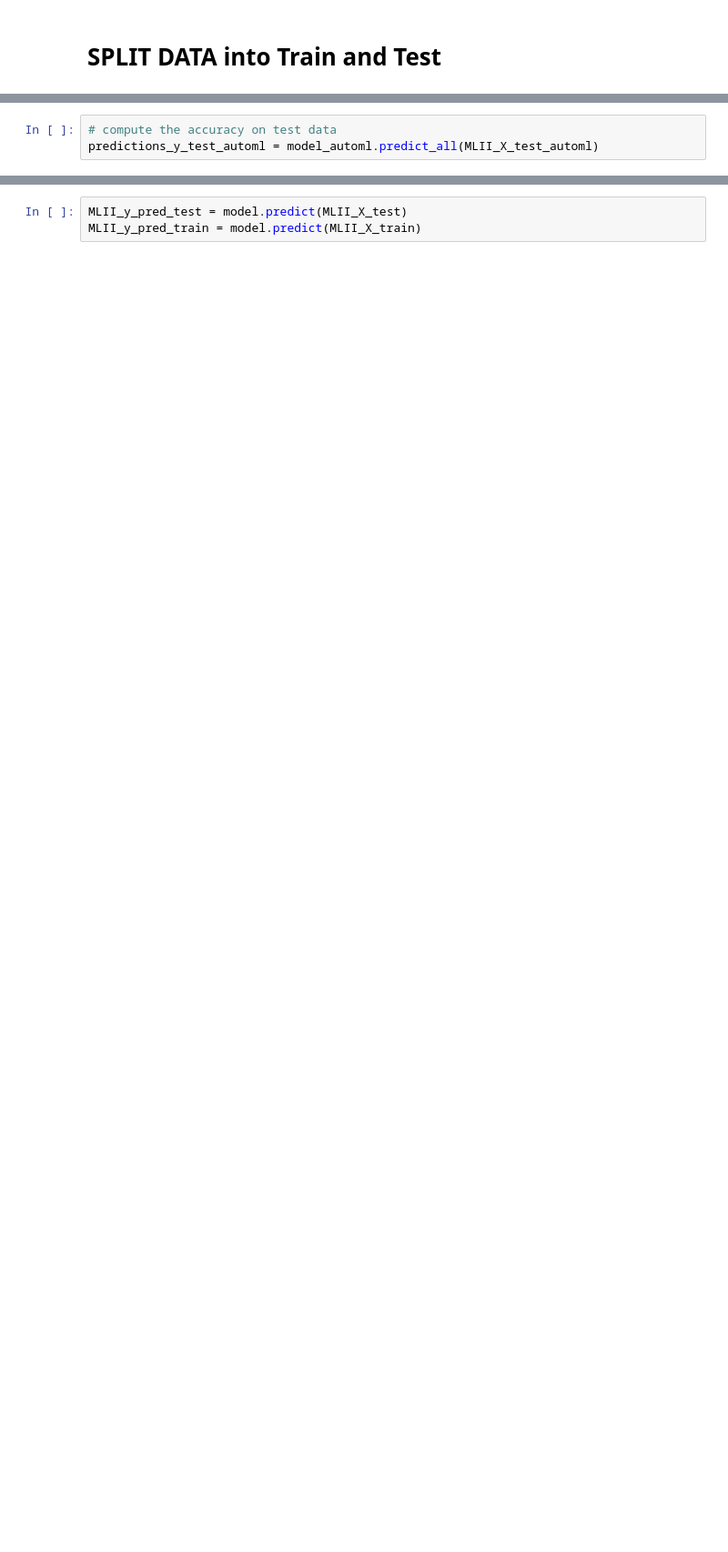
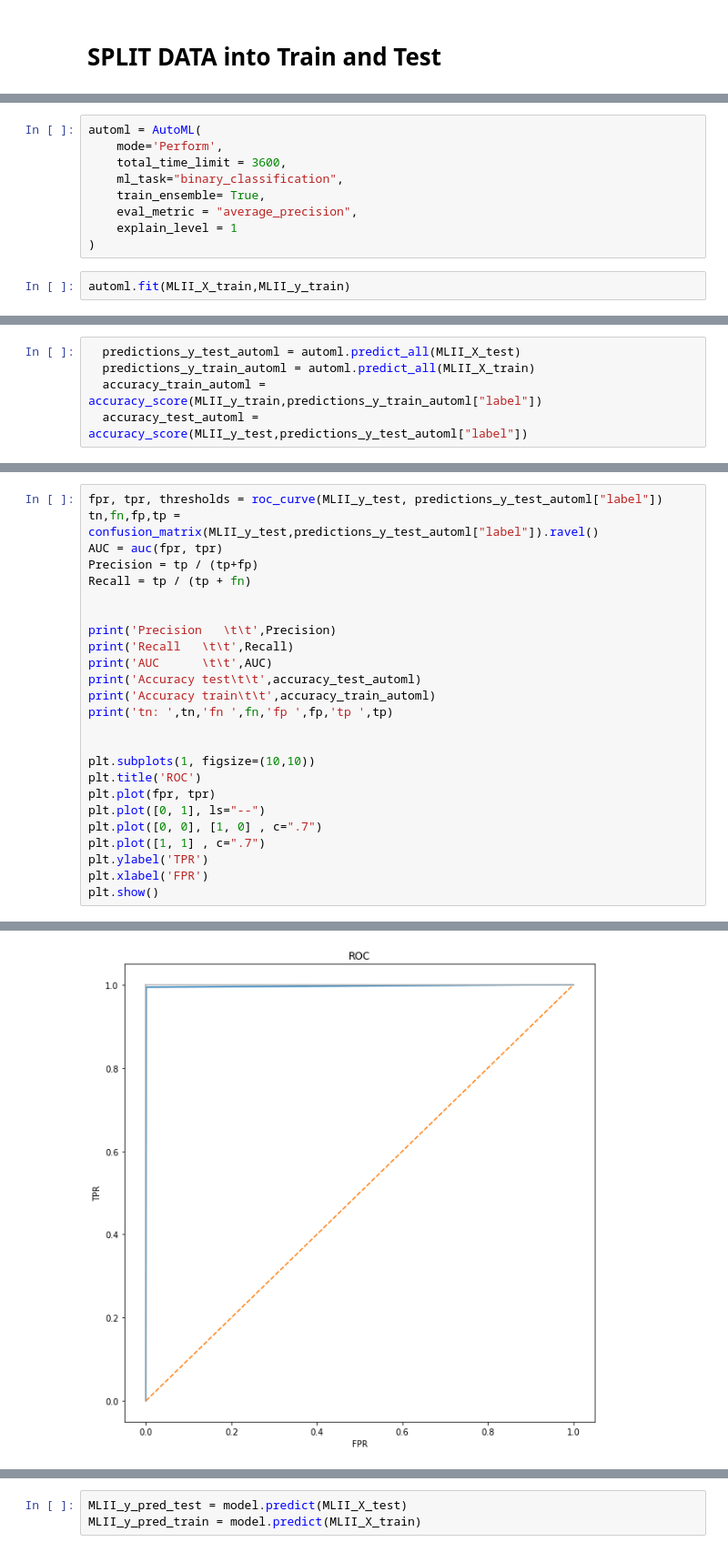
Before and after one commit to tudi72/ECG_classification_AutoML, a Jupyter notebook: 27_septembrie_ecg_demo.ipynb, the cells around one changed output, grey strips where cells are left out. Shown at 91% size. Saved outputs shown, nothing was run; the diff lists cells and outputs as text; blank space fills up the shorter version.

```diff
--- a/27_septembrie_ecg_demo.ipynb
+++ b/27_septembrie_ecg_demo.ipynb
@@ -158,3 +81,0 @@ from sklearn.metrics import accuracy_score,confusion_matrix,mean_squared_error
-# %%
-# compute the accuracy on test data
-predictions_y_test_automl = model_automl.predict_all(MLII_X_test_automl)
@@ -179,0 +82,11 @@ Test MSE: 0.36147654338498636
+# %%
+automl = AutoML(
+    mode='Perform',
+    total_time_limit = 3600,
+    ml_task="binary_classification",
+    train_ensemble= True,
+    eval_metric = "average_precision",
+    explain_level = 1
+)
+# %%
+automl.fit(MLII_X_train,MLII_y_train)
@@ -179,0 +121,5 @@ Test MSE: 0.36147654338498636
+# %%
+  predictions_y_test_automl = automl.predict_all(MLII_X_test)
+  predictions_y_train_automl = automl.predict_all(MLII_X_train)
+  accuracy_train_automl = accuracy_score(MLII_y_train,predictions_y_train_automl["label"])
+  accuracy_test_automl = accuracy_score(MLII_y_test,predictions_y_test_automl["label"])
@@ -179,0 +130,26 @@ Test MSE: 0.36147654338498636
+# %%
+fpr, tpr, thresholds = roc_curve(MLII_y_test, predictions_y_test_automl["label"])
+tn,fn,fp,tp = confusion_matrix(MLII_y_test,predictions_y_test_automl["label"]).ravel()
+AUC = auc(fpr, tpr)
+Precision = tp / (tp+fp)
+Recall = tp / (tp + fn)
+
+
+print('Precision   \t\t',Precision)
+print('Recall   \t\t',Recall)
+print('AUC      \t\t',AUC)
+print('Accuracy test\t\t',accuracy_test_automl)
+print('Accuracy train\t\t',accuracy_train_automl)
+print('tn: ',tn,'fn ',fn,'fp ',fp,'tp ',tp)
+
+
+plt.subplots(1, figsize=(10,10))
+plt.title('ROC')
+plt.plot(fpr, tpr)
+plt.plot([0, 1], ls="--")
+plt.plot([0, 0], [1, 0] , c=".7")
+plt.plot([1, 1] , c=".7")
+plt.ylabel('TPR')
+plt.xlabel('FPR')
+plt.show()
+# %% [output]
@@ -179,0 +162 @@ Test MSE: 0.36147654338498636
+[figure, added]
```
Also changed, not shown: parts of 33 cells of this notebook.
